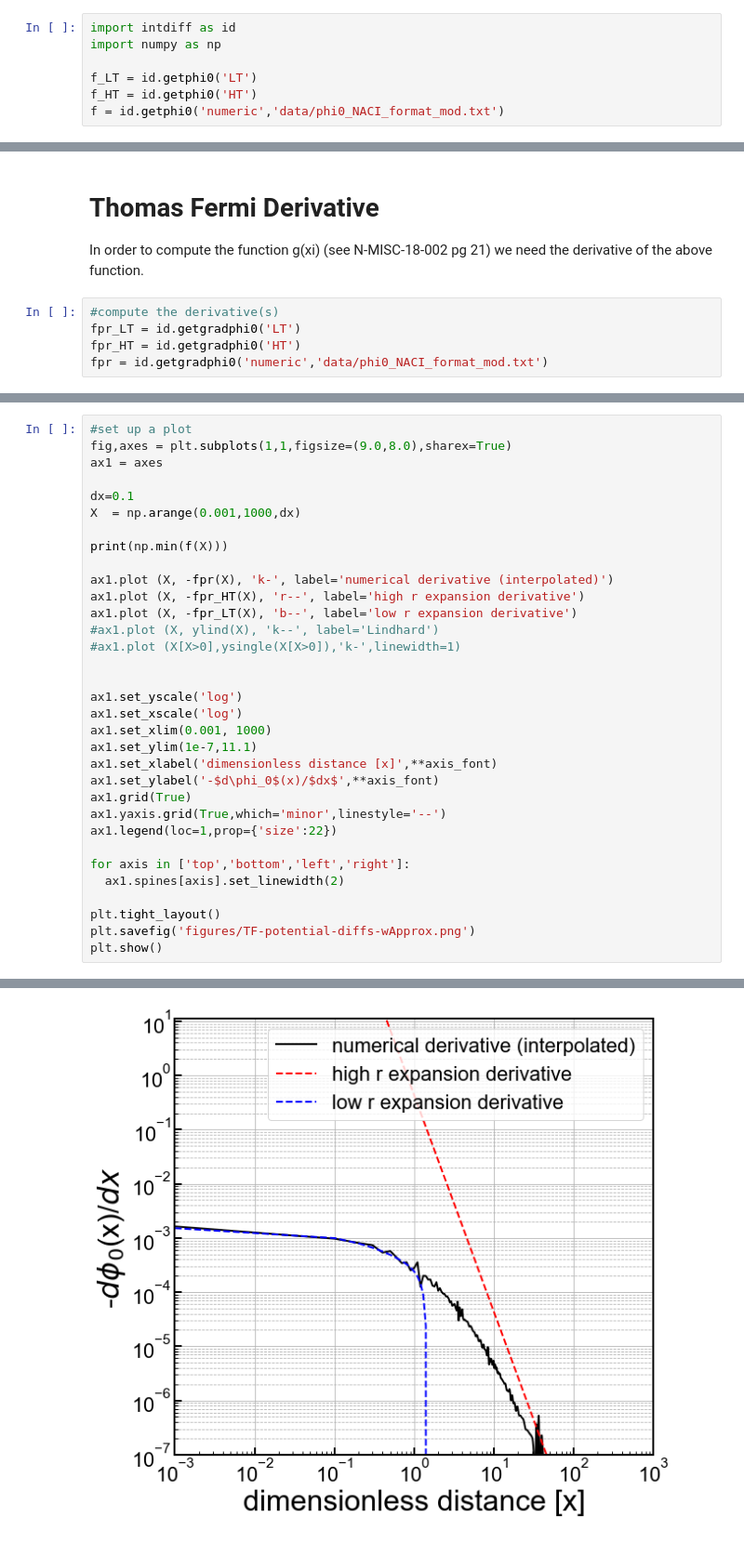
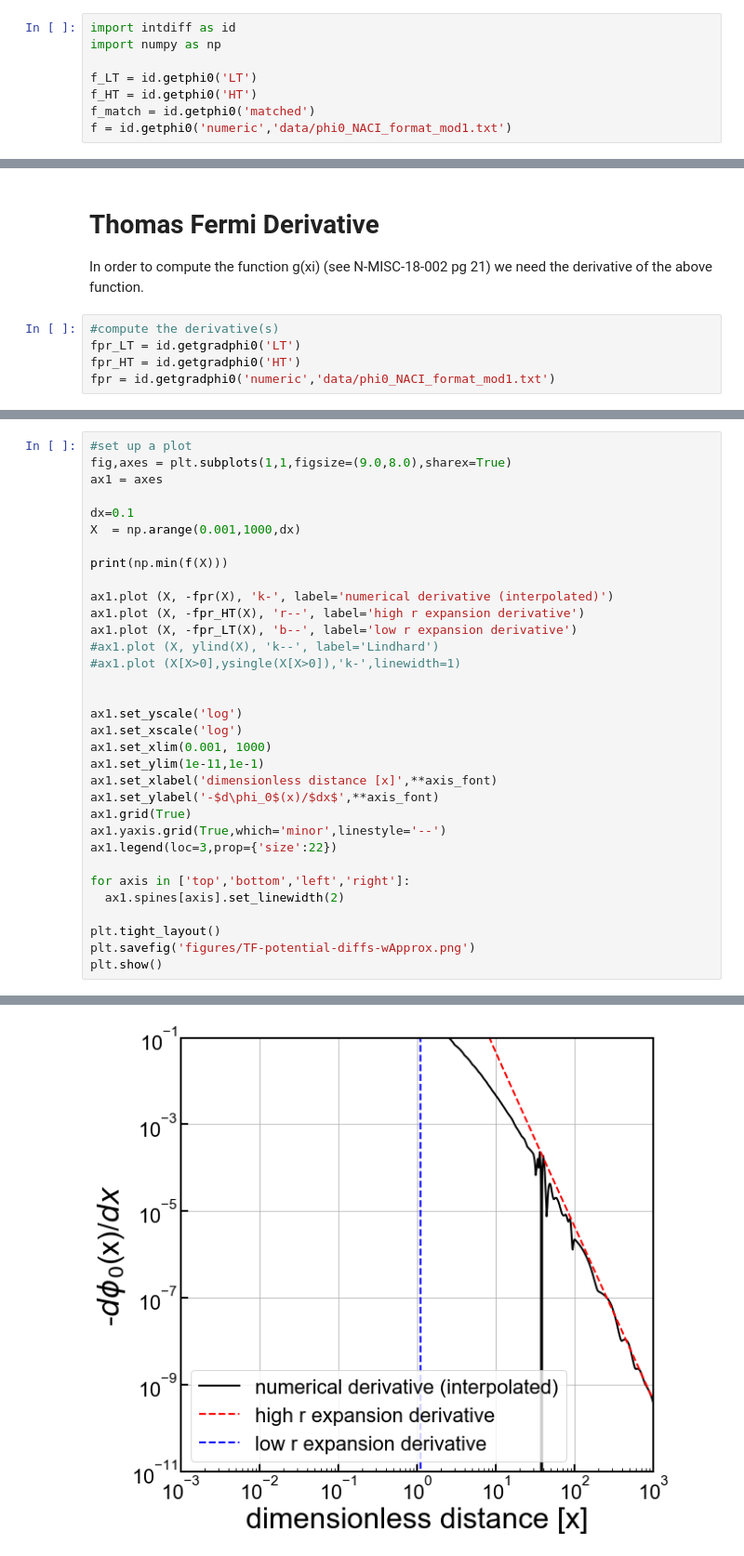
Before and after one commit to villaa/nrFano_Constraint, a Jupyter notebook: ThomasFermi_Potential.ipynb, the cells around one changed output, grey strips where cells are left out. Shown at 93% size. Drawn from its saved outputs; the diff is of its cells as text.

```diff
--- a/ThomasFermi_Potential.ipynb
+++ b/ThomasFermi_Potential.ipynb
@@ -8,4 +8,5 @@ import numpy as np
 
 f_LT = id.getphi0('LT')
 f_HT = id.getphi0('HT')
-f = id.getphi0('numeric','data/phi0_NACI_format_mod.txt')
+f_match = id.getphi0('matched')
+f = id.getphi0('numeric','data/phi0_NACI_format_mod1.txt')
@@ -62,4 +61,4 @@ In order to compute the function g(xi) (see N-MISC-18-002 pg 21) we need the der
 #compute the derivative(s)
 fpr_LT = id.getgradphi0('LT')
 fpr_HT = id.getgradphi0('HT')
-fpr = id.getgradphi0('numeric','data/phi0_NACI_format_mod.txt')
+fpr = id.getgradphi0('numeric','data/phi0_NACI_format_mod1.txt')
@@ -86,12 +82,12 @@ ax1.plot (X, -fpr_LT(X), 'b--', label='low r expansion derivative')
 ax1.set_yscale('log')
 ax1.set_xscale('log')
 ax1.set_xlim(0.001, 1000)
-ax1.set_ylim(1e-7,11.1)
+ax1.set_ylim(1e-11,1e-1)
 ax1.set_xlabel('dimensionless distance [x]',**axis_font)
 ax1.set_ylabel('-$d\phi_0$(x)/$dx$',**axis_font)
 ax1.grid(True)
 ax1.yaxis.grid(True,which='minor',linestyle='--')
-ax1.legend(loc=1,prop={'size':22})
+ax1.legend(loc=3,prop={'size':22})
 
 for axis in ['top','bottom','left','right']:
   ax1.spines[axis].set_linewidth(2)
@@ -104 +100 @@ plt.show()
-[figure, old version]
+[figure, new version]
```
Also changed, not shown: parts of 7 cells of this notebook, 4 other files.
